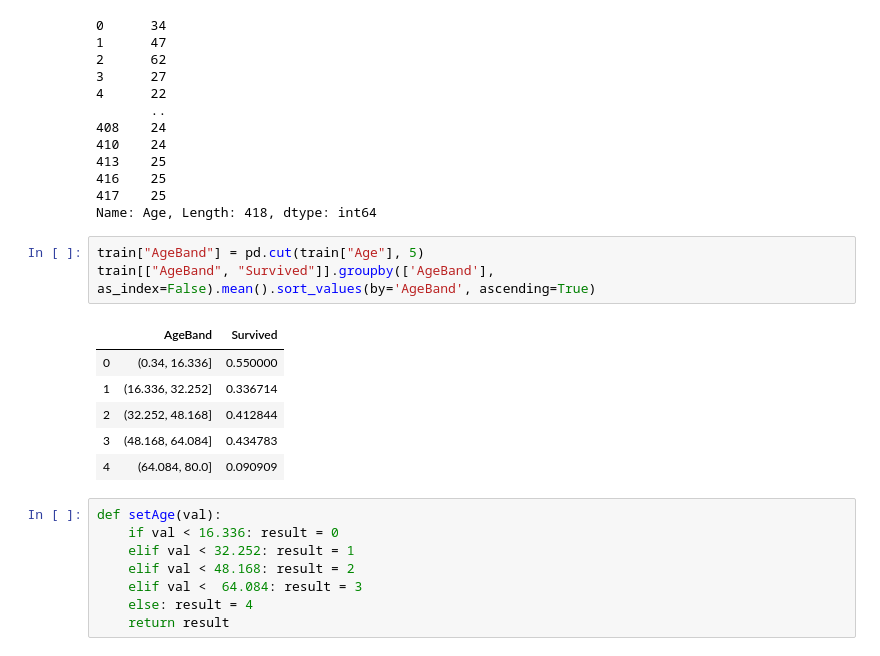
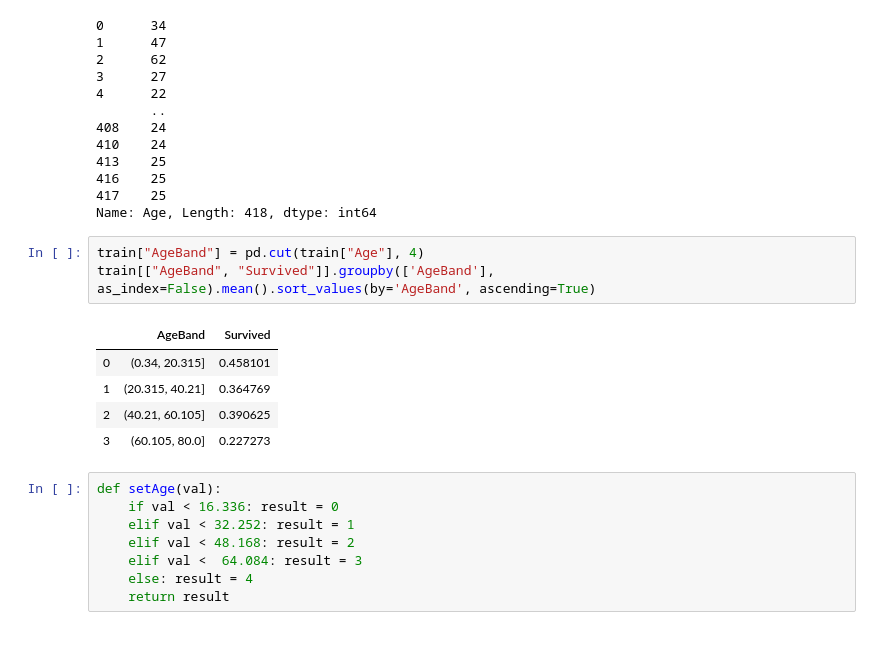
Before and after one commit to skyepodium/kaggle, a Jupyter notebook: titanic/03.23.ipynb, the cells around one changed output. Saved outputs shown, nothing was run; the diff lists cells and outputs as text.

```diff
--- a/titanic/03.23.ipynb
+++ b/titanic/03.23.ipynb
@@ -319,15 +335,14 @@ test["Age"].astype("int")
 417    25
 Name: Age, Length: 418, dtype: int64
 # %%
-train["AgeBand"] = pd.cut(train["Age"], 5)
+train["AgeBand"] = pd.cut(train["Age"], 4)
 train[["AgeBand", "Survived"]].groupby(['AgeBand'], as_index=False).mean().sort_values(by='AgeBand', ascending=True)
 # %% [output]
 |  | AgeBand | Survived |
-| 0 | (0.34, 16.336] | 0.550000 |
-| 1 | (16.336, 32.252] | 0.336714 |
-| 2 | (32.252, 48.168] | 0.412844 |
-| 3 | (48.168, 64.084] | 0.434783 |
-| 4 | (64.084, 80.0] | 0.090909 |
+| 0 | (0.34, 20.315] | 0.458101 |
+| 1 | (20.315, 40.21] | 0.364769 |
+| 2 | (40.21, 60.105] | 0.390625 |
+| 3 | (60.105, 80.0] | 0.227273 |
 # %%
 def setAge(val):
     if val < 16.336: result = 0
```
Also changed, not shown: parts of 13 cells of this notebook, 6 other files.
